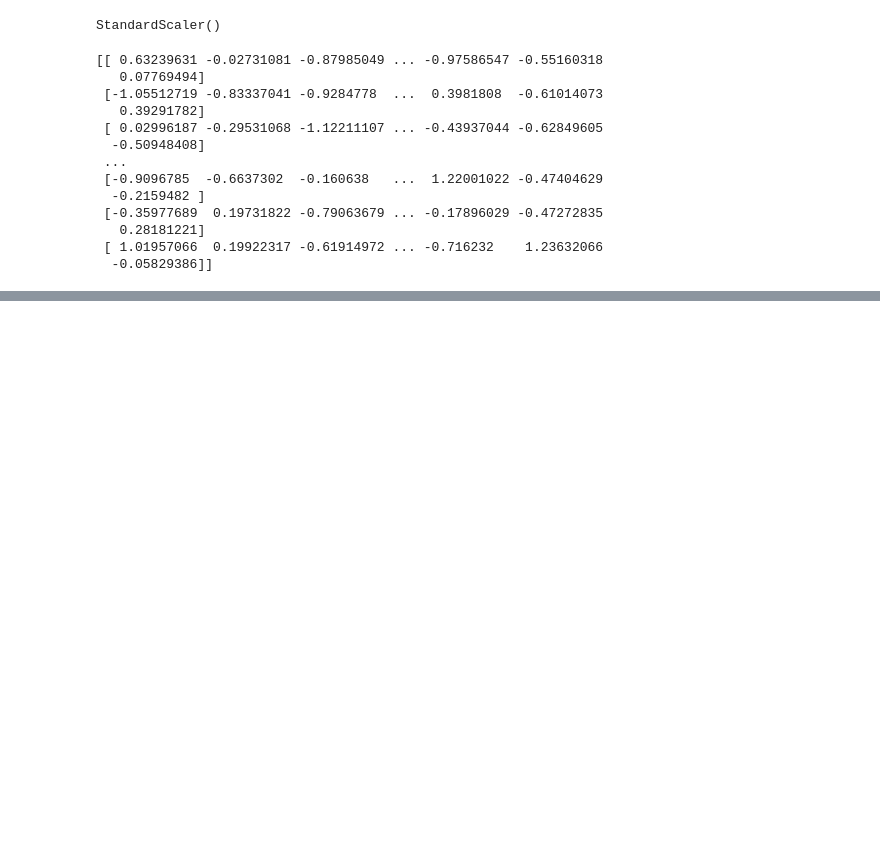
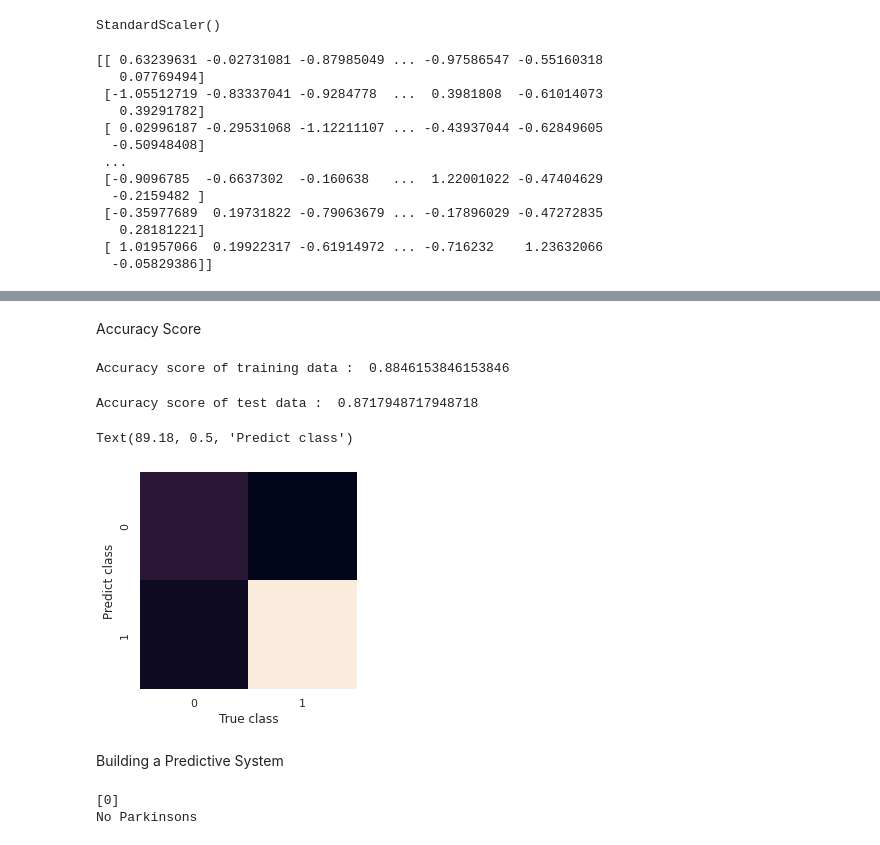
Before and after one commit to shavineeswar/ML_Assignment2_IT19244044_IT19114590_IT19051376_IT19176802, a Jupyter notebook: Parkinson's_Disease_Detection.ipynb, the cells around one changed output, grey strips where cells are left out. Drawn from its saved outputs; the diff is of its cells as text; code cells hidden in the pictures; blank space fills up the shorter version.

Commit message:
model evaluation

```diff
--- a/Parkinson's_Disease_Detection.ipynb
+++ b/Parkinson's_Disease_Detection.ipynb
@@ -193,0 +196,2 @@ modelhistroy = svm_model.fit(Xtrain, Ytrain)
+# %% [markdown]
+Accuracy Score
@@ -193,0 +201,43 @@ modelhistroy = svm_model.fit(Xtrain, Ytrain)
+# %%
+print('Accuracy score of training data : ', train_accuracy)
+# %% [output]
+Accuracy score of training data :  0.8846153846153846
+# %%
+Xtest_predict = svm_model.predict(Xtest)
+test_accuracy = accuracy_score(Ytest, Xtest_predict)
+# %%
+print('Accuracy score of test data : ', test_accuracy)
+# %% [output]
+Accuracy score of test data :  0.8717948717948718
+# %%
+sb.set()
+get_ipython().run_line_magic('matplotlib','inline')
+confusionmat =confusion_matrix(Ytest, Xtest_predict)
+sb.heatmap(confusionmat.T,square=True,fmt='d',cbar=False)
+plt.xlabel('True class')
+plt.ylabel('Predict class')
+# %% [output]
+Text(89.18, 0.5, 'Predict class')
+[figure, added]
+# %% [markdown]
+Building a Predictive System
+# %%
+input_data = (197.07600,206.89600,192.05500,0.00289,0.00001,0.00166,0.00168,0.00498,0.01098,0.09700,0.00563,0.00680,0.00802,0.01689,0.00339,26.77500,0.422229,0.741367,-7.348300,0.177551,1.743867,0.085569)
+
+input_array = np.asarray(input_data)
+
+input_reshaped = input_array.reshape(1,-1)
+
+std = scale.transform(input_reshaped)
+
+predict = svm_model.predict(std)
+print(predict)
+
+if (predict[0] == 0):
+  print("No Parkinsons")
+
+else:
+  print("Have Parkinsons")
+# %% [output]
+[0]
+No Parkinsons
```
Also changed, not shown: parts of 2 cells of this notebook.
